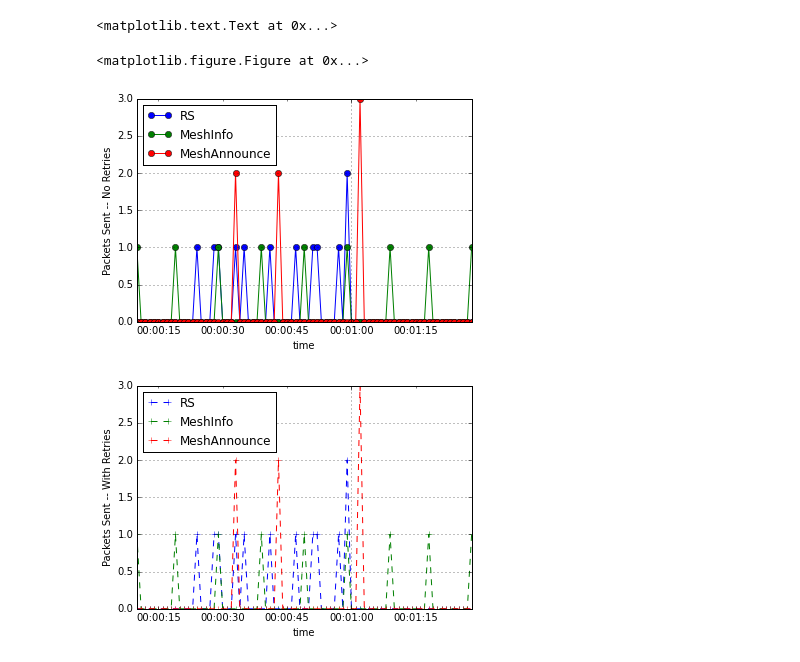
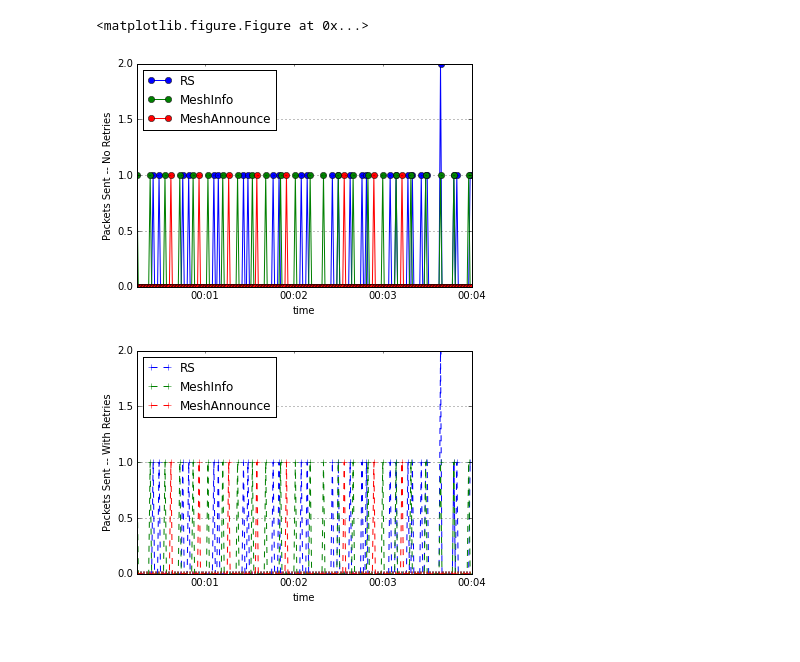
Before and after one commit to gtfierro/cs268-project, a Jupyter notebook: capture/data/plot_packet_trace.ipynb, the cells around one changed output. Saved outputs shown, nothing was run; the diff lists cells and outputs as text; code cells hidden in the pictures.

```diff
--- a/capture/data/plot_packet_trace.ipynb
+++ b/capture/data/plot_packet_trace.ipynb
@@ -43,24 +43,40 @@ def parse_filename_rpl(fn):
     d.loc[(d['code'] == 1), 'DIO'] = 1
     d.loc[(d['code'] == 2), 'DAO'] = 1
     return d
+
+def plot_rpl(filename):
+    d = parse_filename_rpl(filename)
+
+    pf = d[['time','src','seqno','DIS','DIO','DAO']]
+    pf = pf.set_index('time')
+    pf_pkt = pf.drop_duplicates(subset=['src','seqno'])
+
+    plt.clf()
+    f1 = pf_pkt.resample('1s',how='sum').fillna(0).plot(style='-o')
+    f1.set_ylabel('Packets Sent -- No Retries')
+
+    f2 = pf.resample('1s',how='sum').fillna(0).plot(style='--+')
+    f2.set_ylabel('Packets Sent -- With Retries')
+
+def plot_serp(filename):
+    d = parse_filename_serp(filename)
+    pf = d[['time','src','seqno','RS','MeshInfo','MeshAnnounce']]
+    pf = pf.set_index('time')
+    pf_pkt = pf.drop_duplicates(subset=['src','seqno'])
+
+    plt.clf()
+    f1 = pf_pkt.resample('1s',how='sum').fillna(0).plot(style='-o')
+    f1.set_ylabel('Packets Sent -- No Retries')
+
+    f2 = pf.resample('1s',how='sum').fillna(0).plot(style='--+')
+    f2.set_ylabel('Packets Sent -- With Retries')
 # %%
 filename = 'SERP-1hop-7nodes-incremental-notraffic-run1.csv'
-# %%
-# this file has: idle system, then BR crashes and comes back, then 2 nodes crash and come back
-d = parse_filename_serp(filename)
-pf = d[['time','src','seqno','RS','MeshInfo','MeshAnnounce']]
-pf = pf.set_index('time')
-pf_pkt = pf.drop_duplicates(subset=['src','seqno'])
-
-plt.clf()
-f1 = pf_pkt.resample('1s',how='sum').fillna(0).plot(style='-o')
-f1.set_ylabel('Packets Sent -- No Retries')
-
-f2 = pf.resample('1s',how='sum').fillna(0).plot(style='--+')
-f2.set_ylabel('Packets Sent -- With Retries')
-# %% [output]
-<matplotlib.text.Text at 0x...>
-<matplotlib.figure.Figure at 0x...>
-[figure, removed]
-[figure, removed]
+# %%
+# this file has: idle system, then BR crashes and comes back, then 2 nodes crash and come back
+plot_serp('SERP-1hop-10nodes-incremental-notraffic-run1.csv')
+# %% [output]
+<matplotlib.figure.Figure at 0x...>
+[figure, added]
+[figure, added]
 # %%
```
Also changed, not shown: parts of 2 cells of this notebook, 5 other files.
